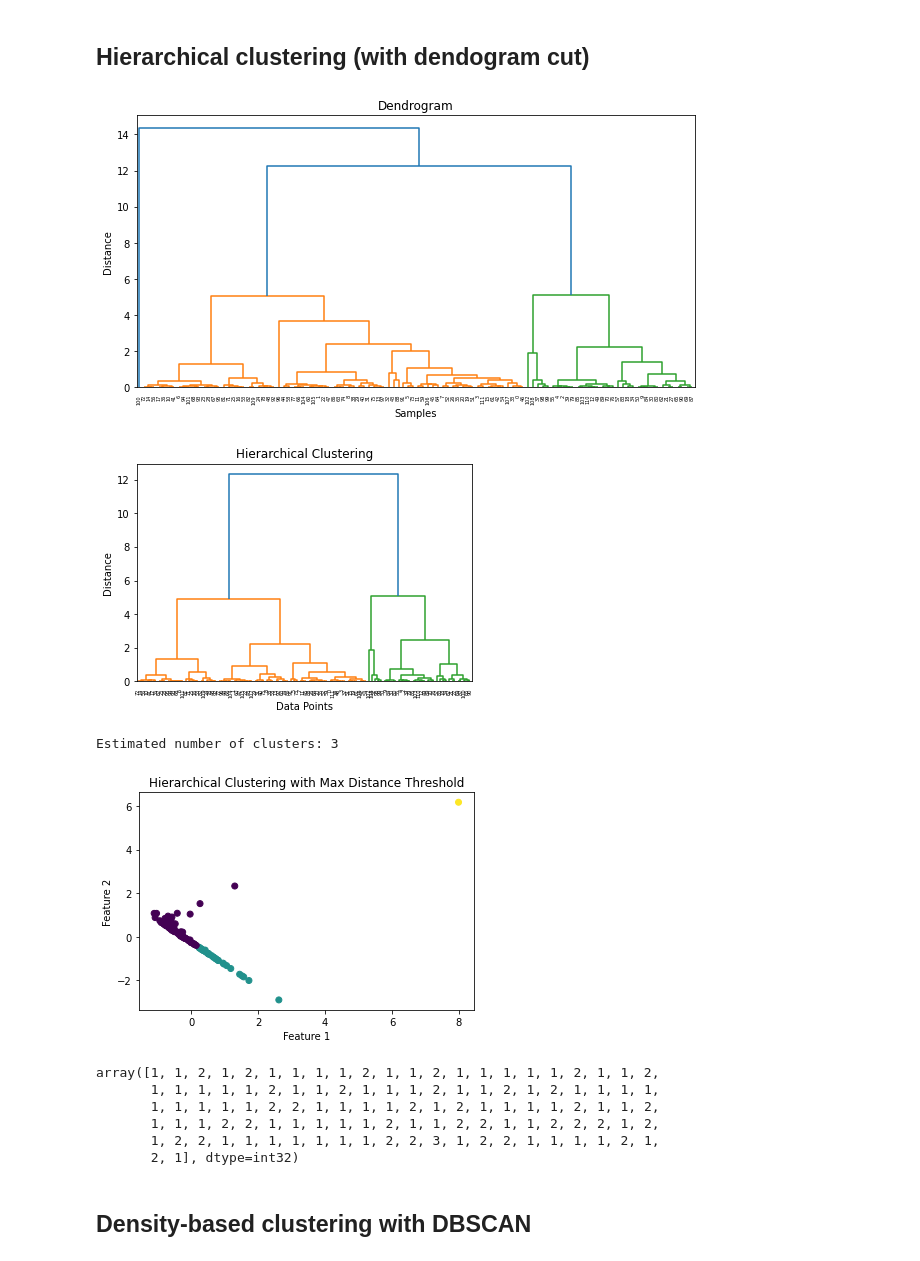
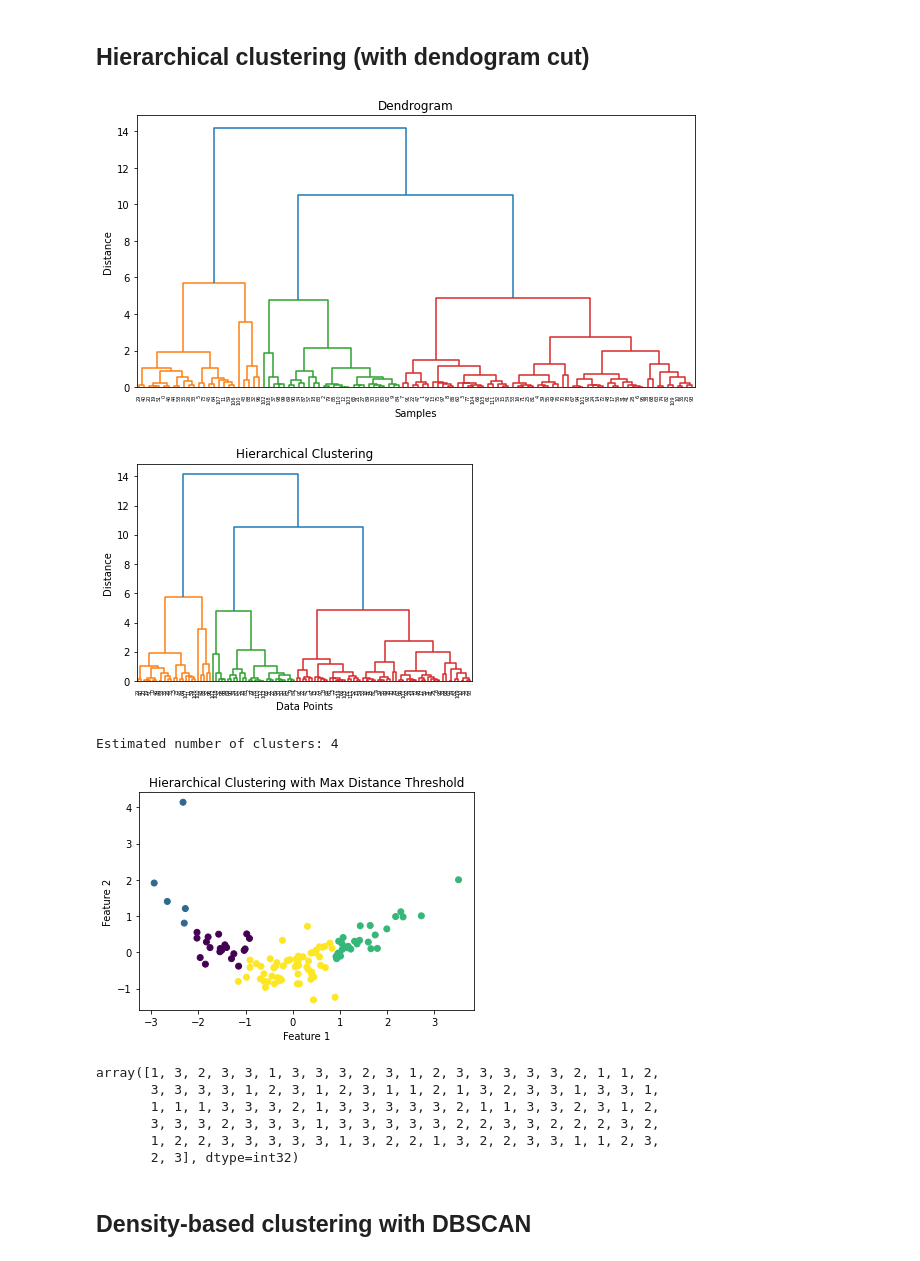
Before and after one commit to numanfr/DATA_project, a Jupyter notebook: cluster_depth_spread.ipynb, the cells around one changed output. Saved outputs shown, nothing was run; the diff lists cells and outputs as text; code cells hidden in the pictures.

```diff
--- a/cluster_depth_spread.ipynb
+++ b/cluster_depth_spread.ipynb
@@ -8,8 +8,7 @@ import pandas as pd
 # Generate dummy data with 3 features
 df = pd.read_csv("depth_spread.csv")
 
-Xdf = df.iloc[:,1:3]
-X = Xdf.to_numpy()
+df['log_dom'] = np.log(df.DOM)
 # %% [markdown]
 ### Initial Data Analysis
 # %%
@@ -44,3 +49,5 @@ sns.pairplot(df)
+# %%
+X = df.iloc[:,2:4]
 # %% [markdown]
 ### Normalize with Z-score normalization using Sklearn's StandardScaler
 # %%
@@ -87,5 +94,5 @@ plt.show()
 # %%
-kmeans = KMeans(n_clusters=3, init='k-means++', random_state=0)
+kmeans = KMeans(n_clusters=5, init='k-means++', random_state=0)
 kmeans.fit(X_norm)
 kmeans.labels_
 # %% [output]
@@ -124,7 +131,7 @@ plt.xlabel('Samples')
 plt.ylabel('Distance')
 plt.show()
 # %% [output]
-[figure, old version]
+[figure, new version]
 # %%
 import numpy as np
 import matplotlib.pyplot as plt
@@ -140,34 +147,34 @@ plt.xlabel('Data Points')
 plt.ylabel('Distance')
 plt.show()
 # %% [output]
-[figure, old version]
+[figure, new version]
 # %%
 # Estimate number of clusters
-max_d = 6 # Maximum distance threshold
+max_d = 5 # Maximum distance threshold
 clusters = fcluster(Z, max_d, criterion='distance')
 num_clusters = len(set(clusters))
 
 # Print number of clusters
 print(f"Estimated number of clusters: {num_clusters}")
 
 # Plot clusters
 plt.scatter(X_pca[:, 0], X_pca[:, 1], c=clusters, cmap='viridis')
 plt.title('Hierarchical Clustering with Max Distance Threshold')
 plt.xlabel('Feature 1')
 plt.ylabel('Feature 2')
 plt.show()
 # %% [output]
-Estimated number of clusters: 3
+Estimated number of clusters: 4
-[figure, old version]
+[figure, new version]
 # %%
 clusters
 # %% [output]
-array([1, 1, 2, 1, 2, 1, 1, 1, 1, 2, 1, 1, 2, 1, 1, 1, 1, 1, 2, 1, 1, 2,
-       1, 1, 1, 1, 1, 2, 1, 1, 2, 1, 1, 1, 2, 1, 1, 2, 1, 2, 1, 1, 1, 1,
-       1, 1, 1, 1, 1, 2, 2, 1, 1, 1, 1, 2, 1, 2, 1, 1, 1, 1, 2, 1, 1, 2,
-       1, 1, 1, 2, 2, 1, 1, 1, 1, 1, 2, 1, 1, 2, 2, 1, 1, 2, 2, 2, 1, 2,
-       1, 2, 2, 1, 1, 1, 1, 1, 1, 1, 2, 2, 3, 1, 2, 2, 1, 1, 1, 1, 2, 1,
-       2, 1], dtype=int32)
+array([1, 3, 2, 3, 3, 1, 3, 3, 3, 2, 3, 1, 2, 3, 3, 3, 3, 3, 2, 1, 1, 2,
+       3, 3, 3, 3, 1, 2, 3, 1, 2, 3, 1, 1, 2, 1, 3, 2, 3, 3, 1, 3, 3, 1,
+       1, 1, 1, 3, 3, 3, 2, 1, 3, 3, 3, 3, 3, 2, 1, 1, 3, 3, 2, 3, 1, 2,
+       3, 3, 3, 2, 3, 3, 3, 1, 3, 3, 3, 3, 3, 2, 2, 3, 3, 2, 2, 2, 3, 2,
+       1, 2, 2, 3, 3, 3, 3, 3, 1, 3, 2, 2, 1, 3, 2, 2, 3, 3, 1, 1, 2, 3,
+       2, 3], dtype=int32)
 # %% [markdown]
 ## Density-based clustering with DBSCAN
 # %%
```
Also changed, not shown: parts of 15 cells of this notebook.
